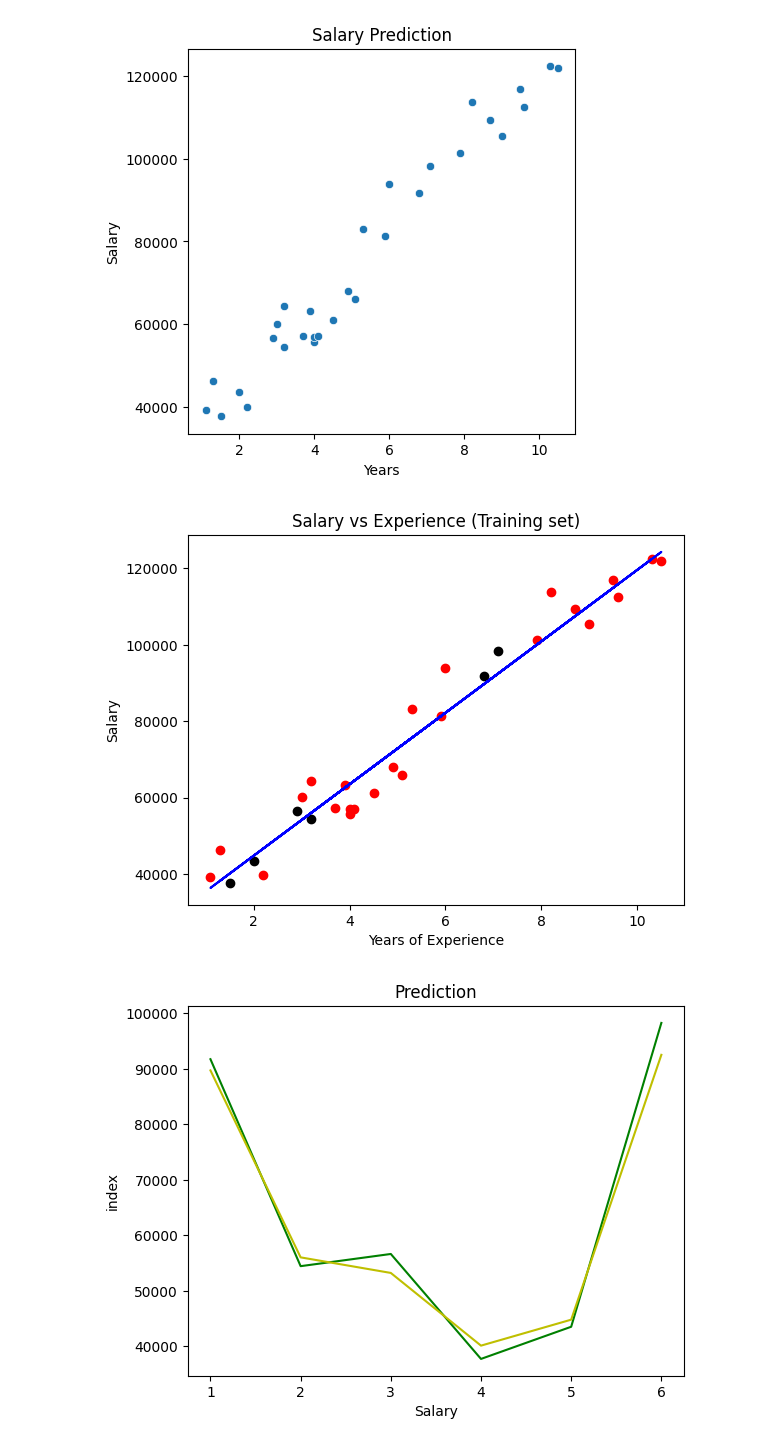
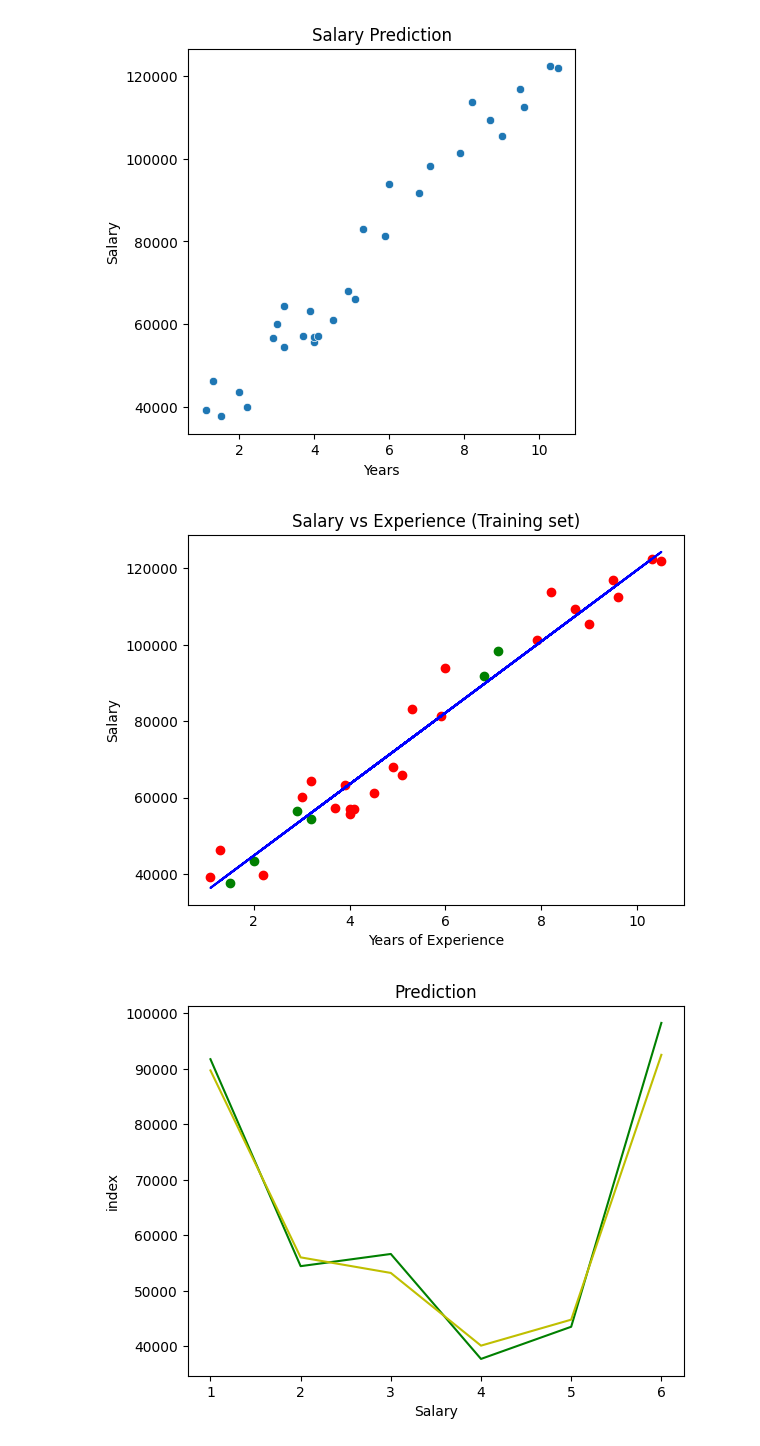
Before and after one commit to Mohamed-Abdallah01/Machine_Learning_AMIT_Course_24, a Jupyter notebook: Matrials/PythonForML/Machine Learning/Linear Regression/Salary.ipynb, the cells around one changed output. Saved outputs shown, nothing was run; the diff lists cells and outputs as text; code cells hidden in the pictures.

```diff
--- a/Matrials/PythonForML/Machine Learning/Linear Regression/Salary.ipynb
+++ b/Matrials/PythonForML/Machine Learning/Linear Regression/Salary.ipynb
@@ -51,15 +51,15 @@ x_train,x_test,y_train,y_test=train_test_split(x,y,train_size=0.8,random_state=1
 # %%
 my_model=LinearRegression()
 my_model.fit(x_train,y_train)
 plt.scatter(x_train, y_train, color = 'red')
-plt.scatter(x_test, y_test, color='black', label='Test data')
+plt.scatter(x_test, y_test, color='green', label='Test data')
 plt.plot(x_train, my_model.predict(x_train), color = 'blue')
 plt.title('Salary vs Experience (Training set)')
 plt.xlabel('Years of Experience')
 plt.ylabel('Salary')
 plt.show()
 # %% [output]
-[figure, old version]
+[figure, new version]
 # %%
 y_pred = my_model.predict(x_test)
 c = [i for i in range(1,len(y_test)+1)]
```
Also changed, not shown: parts of 2 cells of this notebook, 3 other files.
